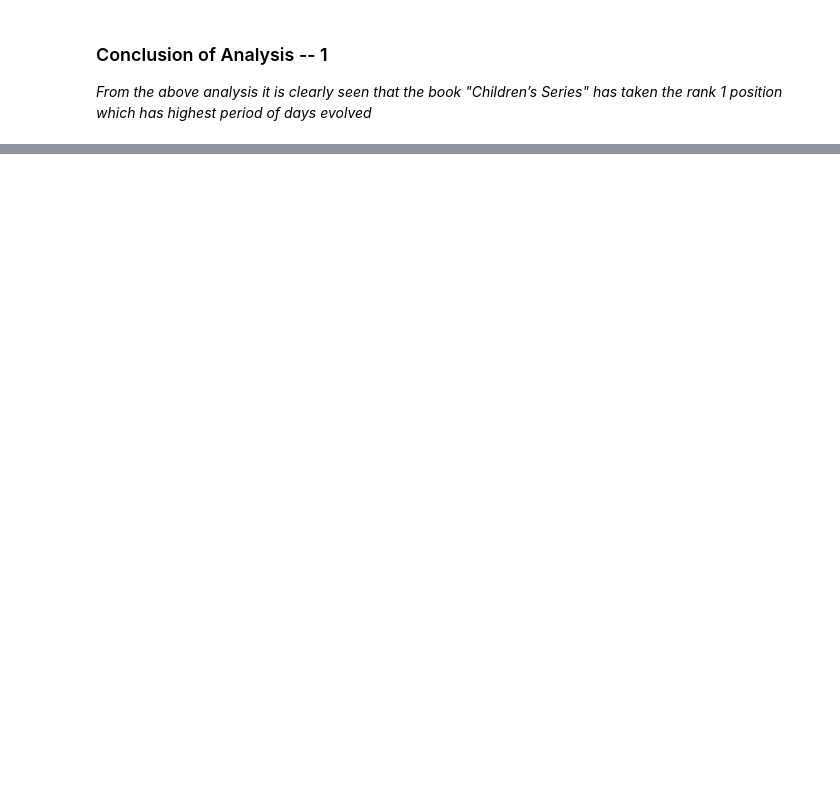
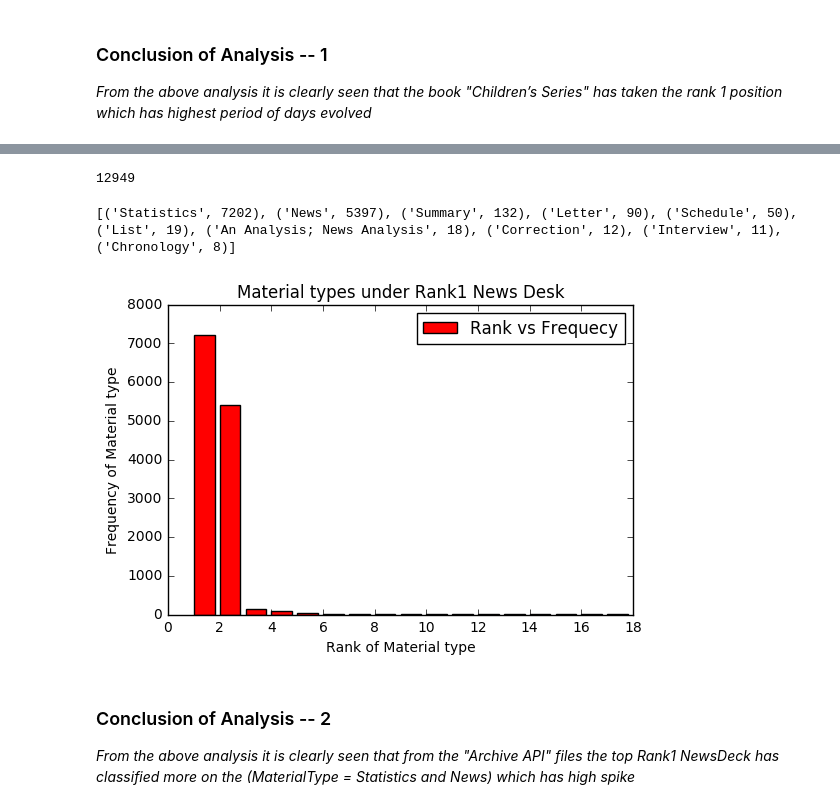
Before and after one commit to MalickFairoz/Data-Analysis-using-Python, a Jupyter notebook: midterm/midterm_Q2.ipynb, the cells around one changed output, grey strips where cells are left out. Drawn from its saved outputs; the diff is of its cells as text; code cells hidden in the pictures; blank space fills up the shorter version.

```diff
--- a/midterm/midterm_Q2.ipynb
+++ b/midterm/midterm_Q2.ipynb
@@ -254,0 +236,8 @@ outputlist[0]['response']['docs'][0]
+# %%
+# To get the data for "news_desk" from all the files downloaded from the "Archive API"
+import nltk
+from nltk import FreqDist
+News_Deck = []
+for y in range(len(outputlist)):
+    for x in range(len(outputlist[y]['response']['docs'])):
+        News_Deck.append(outputlist[y]['response']['docs'][x]['news_desk'])
@@ -254,0 +255,27 @@ outputlist[0]['response']['docs'][0]
+# %%
+# Since the "News Deck" vlaue "Financial Desk" has the highest frequency, we will consider that for the analysis
+Material_Type = []
+for y in range(len(outputlist)):
+    for x in range(len(outputlist[y]['response']['docs'])):
+        if outputlist[y]['response']['docs'][x]['news_desk'] == 'Financial Desk':
+            Material_Type.append(outputlist[y]['response']['docs'][x]['type_of_material'])
+print(len(Material_Type))
+# %% [output]
+12949
+# %%
+# To get the frequency of the Material type under the News_Deck "Financial Desk"
+Material_Type_Freq = FreqDist(Material_Type)
+print(Material_Type_Freq.most_common(10))
+# %% [output]
+[('Statistics', 7202), ('News', 5397), ('Summary', 132), ('Letter', 90), ('Schedule', 50), ('List', 19), ('An Analysis; News Analysis', 18), ('Correction', 12), ('Interview', 11), ('Chronology', 8)]
+# %%
+# Sperating the disctionery into two list with respective headings
+Material_typelist = ["Material Type"]
+Material_freqlist = ["Frequency of Material Type"]
+Materail_ranklist = ["Rank for most frequent"]
+ranklist = 0
+for w in sorted(Material_Type_Freq, key=Material_Type_Freq.get, reverse=True):
+    ranklist = ranklist + 1
+    Material_typelist.append(w)
+    Material_freqlist.append(Material_Type_Freq[w])
+    Materail_ranklist.append(ranklist)
@@ -254,0 +300,15 @@ outputlist[0]['response']['docs'][0]
+# %%
+# Graph plotted for the Material's rank which has most highest number of "NewsDesk = Financial Desk"
+# against the Evolution period in days
+import matplotlib.pyplot as plt
+plt.bar(Materail_ranklist,Material_freqlist, label="Rank vs Frequecy",color='r')
+plt.xlabel('Rank of Material type')
+plt.ylabel('Frequency of Material type')
+plt.title("Material types under Rank1 News Desk")
+plt.legend()
+plt.show()
+# %% [output]
+[figure, added]
+# %% [markdown]
+### Conclusion of Analysis -- 2
+*From the above analysis it is clearly seen that from the "Archive API" files the top Rank1 NewsDeck has classified more on the (MaterialType = Statistics and News) which has high spike*
```
Also changed, not shown: parts of 24 cells of this notebook, 4 other files.
